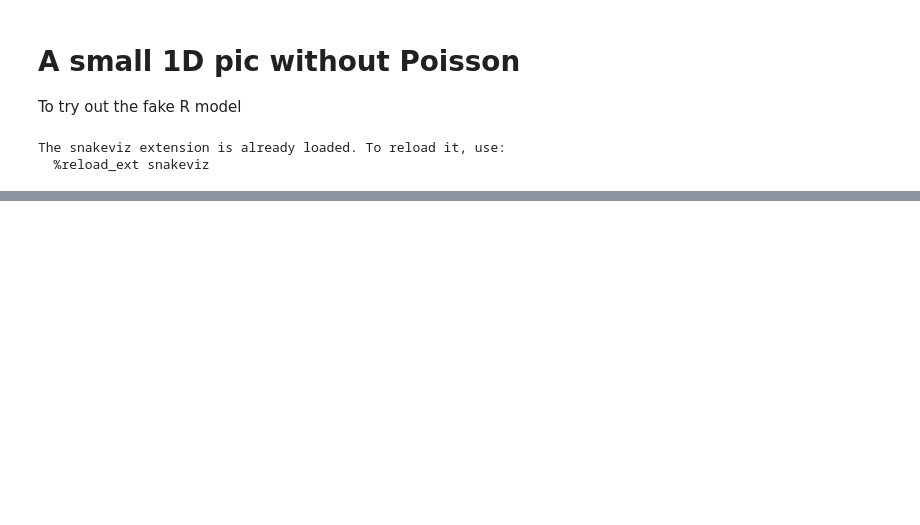
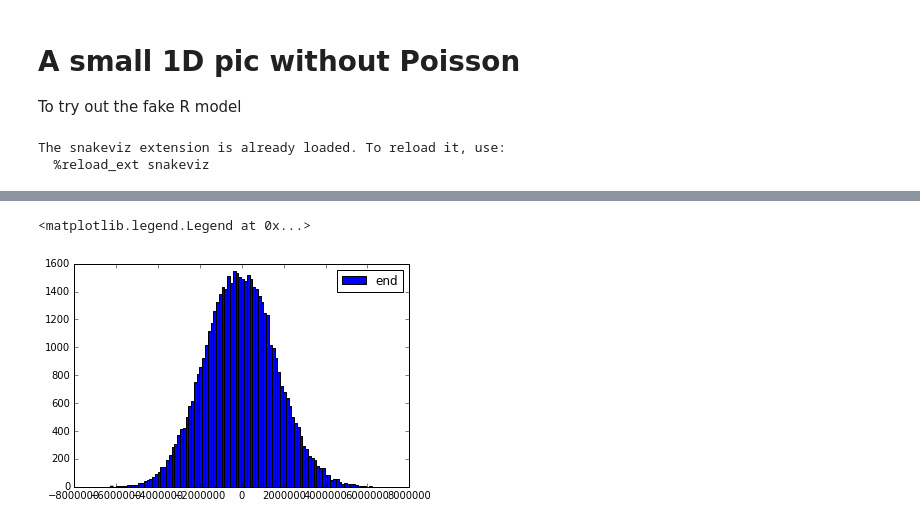
Before and after one commit to antoinetavant/1D_PIC, a Jupyter notebook: Main.ipynb, the cells around one changed output, grey strips where cells are left out. Cells and saved outputs as stored; diff of their text form; code cells hidden in the pictures; blank space fills up the shorter version.

```diff
--- a/Main.ipynb
+++ b/Main.ipynb
@@ -304,0 +91,6 @@ plt.legend()
+# %%
+plt.hist(pla.ele.V[:,0],label="end",bins=100);
+plt.legend()
+# %% [output]
+<matplotlib.legend.Legend at 0x...>
+[figure, added]
```
Also changed, not shown: parts of 8 cells of this notebook, 4 other files.
